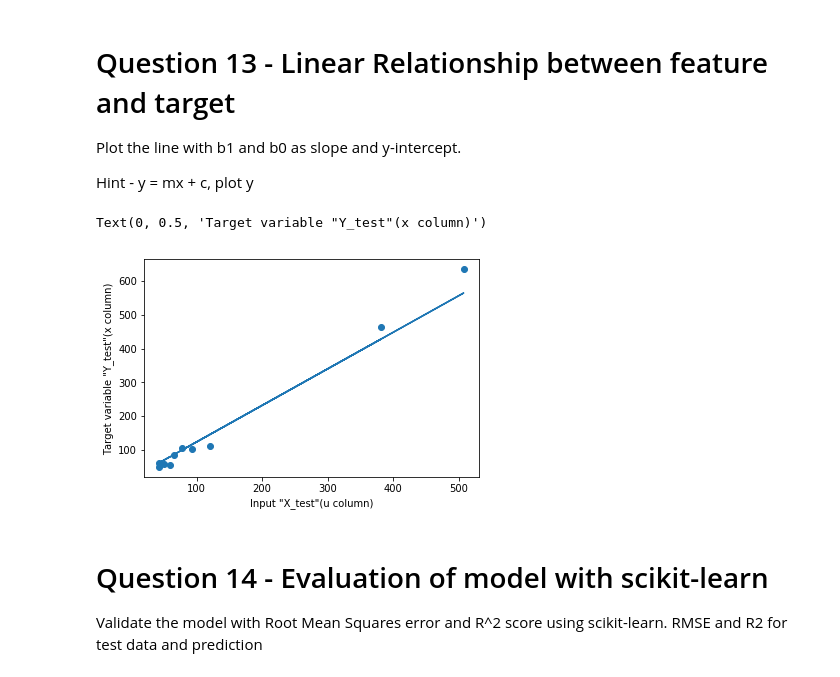
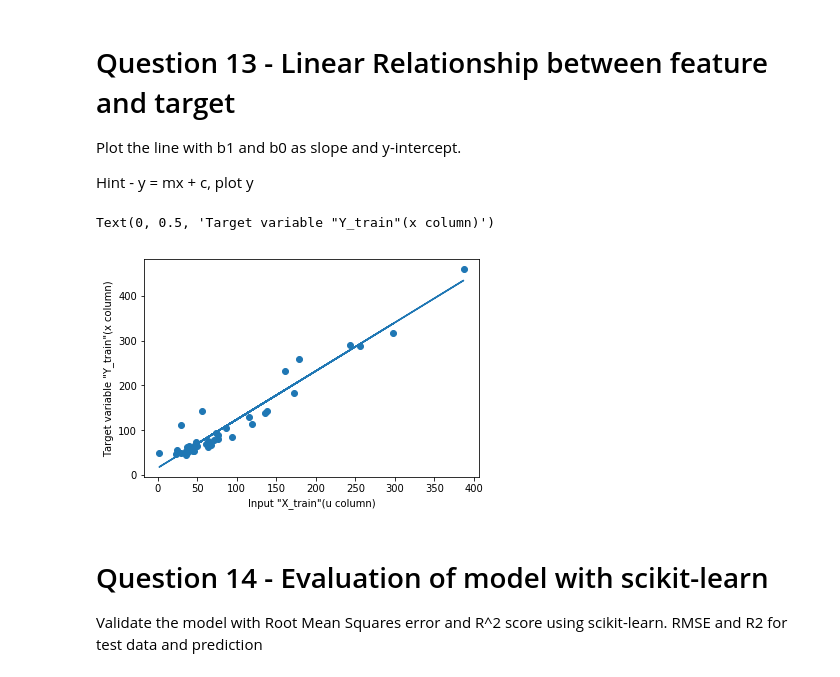
Before and after one commit to GreatLearningAIML1/aiml-ml-hyd-apr-19-batch-Manikanta2991, a Jupyter notebook: R2_InternalLab_Hypothesis_Testing_and_Linear_Regression_Manikanta_Balasubramani.ipynb, the cells around one changed output. Drawn from its saved outputs; the diff is of its cells as text; code cells hidden in the pictures.

```diff
--- a/R2_InternalLab_Hypothesis_Testing_and_Linear_Regression_Manikanta_Balasubramani.ipynb
+++ b/R2_InternalLab_Hypothesis_Testing_and_Linear_Regression_Manikanta_Balasubramani.ipynb
@@ -289,14 +289,14 @@ Plot the line with b1 and b0 as slope and y-intercept.
 
 Hint - y = mx + c, plot y
 # %%
-y_predic=m*X_test + c
-mt.scatter(X_test,Y_test)
-mt.plot(X_test,y_predic)
-mt.xlabel('Input "X_test"(u column)', fontsize=10)
-mt.ylabel('Target variable "Y_test"(x column)', fontsize=10)
+y_predic=m*X_train + c
+mt.scatter(X_train,Y_train)
+mt.plot(X_train,y_predic)
+mt.xlabel('Input "X_train"(u column)', fontsize=10)
+mt.ylabel('Target variable "Y_train"(x column)', fontsize=10)
 # %% [output]
-Text(0, 0.5, 'Target variable "Y_test"(x column)')
+Text(0, 0.5, 'Target variable "Y_train"(x column)')
-[figure, old version]
+[figure, new version]
 # %% [markdown]
 # Question 14 - Evaluation of model with scikit-learn
 Validate the model with Root Mean Squares error and R^2 score using scikit-learn. RMSE and R2 for test data and prediction
```
Also changed, not shown: parts of 1 cell of this notebook.
